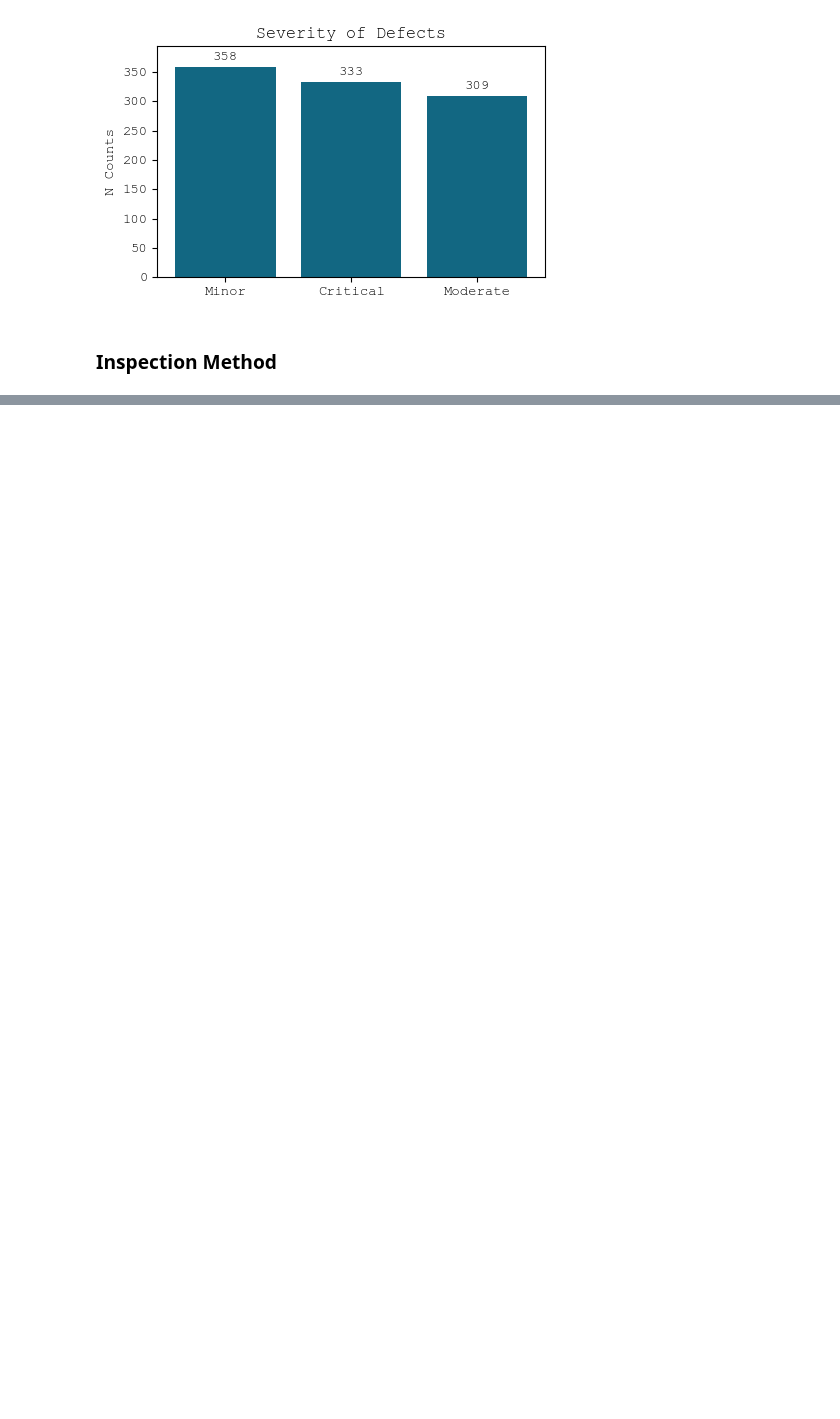
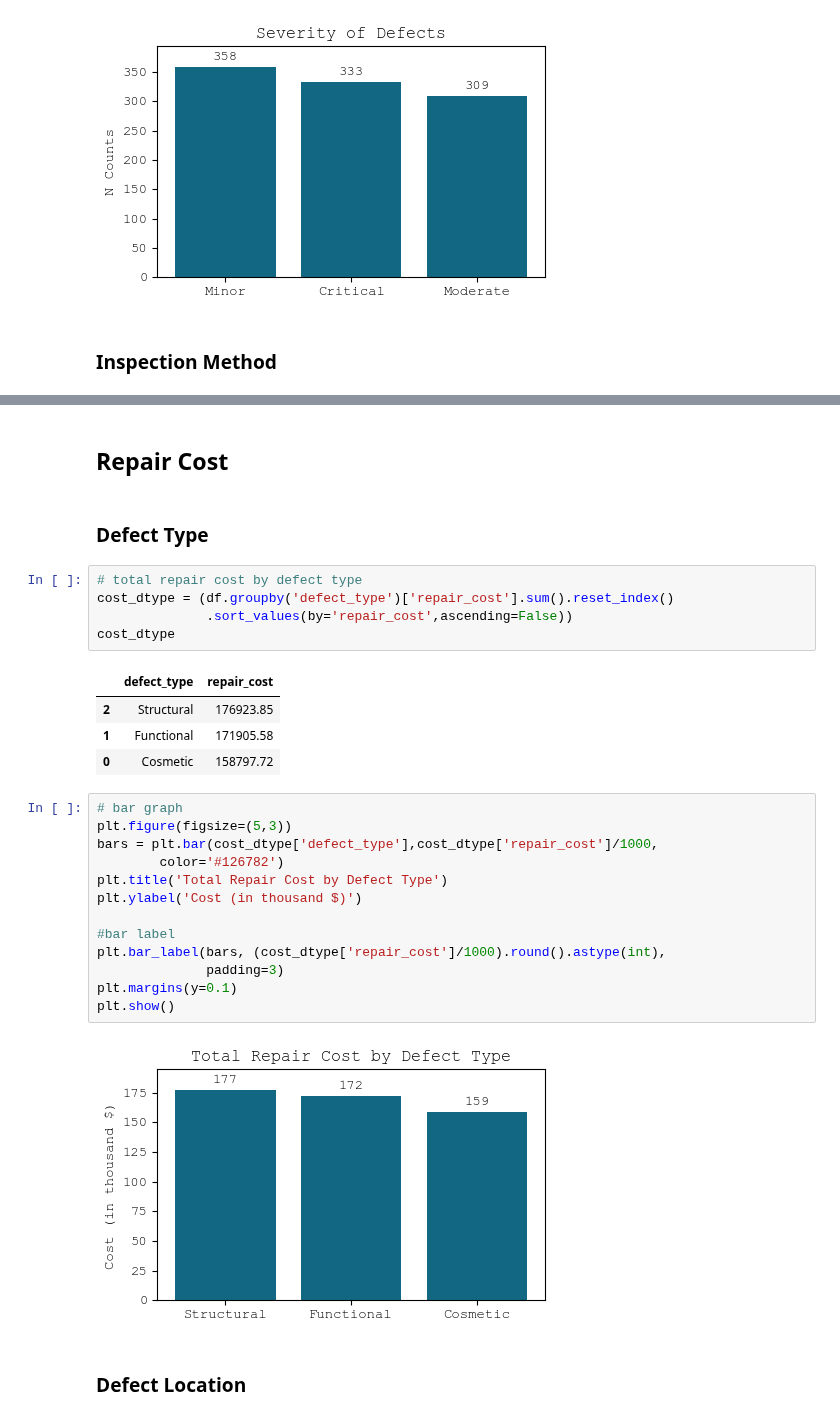
Before and after one commit to OrbitGNX/Hypothesis-Testing, a Jupyter notebook: Manufacturing Defects/manufacturing-defects.ipynb, the cells around one changed output, grey strips where cells are left out. Cells and saved outputs as stored; diff of their text form; blank space fills up the shorter version.

```diff
--- a/Manufacturing Defects/manufacturing-defects.ipynb
+++ b/Manufacturing Defects/manufacturing-defects.ipynb
@@ -210,3 +220,34 @@ plt.margins(y=0.1)
 plt.show()
 # %% [output]
 [figure]
+# %% [markdown]
+## Repair Cost
+# %% [markdown]
+### Defect Type
+# %%
+# total repair cost by defect type
+cost_dtype = (df.groupby('defect_type')['repair_cost'].sum().reset_index()
+              .sort_values(by='repair_cost',ascending=False))
+cost_dtype
+# %% [output]
+|  | defect_type | repair_cost |
+| 2 | Structural | 176923.85 |
+| 1 | Functional | 171905.58 |
+| 0 | Cosmetic | 158797.72 |
+# %%
+# bar graph
+plt.figure(figsize=(5,3))
+bars = plt.bar(cost_dtype['defect_type'],cost_dtype['repair_cost']/1000,
+        color='#126782')
+plt.title('Total Repair Cost by Defect Type')
+plt.ylabel('Cost (in thousand $)')
+
+#bar label
+plt.bar_label(bars, (cost_dtype['repair_cost']/1000).round().astype(int),
+              padding=3)
+plt.margins(y=0.1)
+plt.show()
+# %% [output]
+[figure, added]
+# %% [markdown]
+### Defect Location
```
Also changed, not shown: parts of 54 cells of this notebook.
